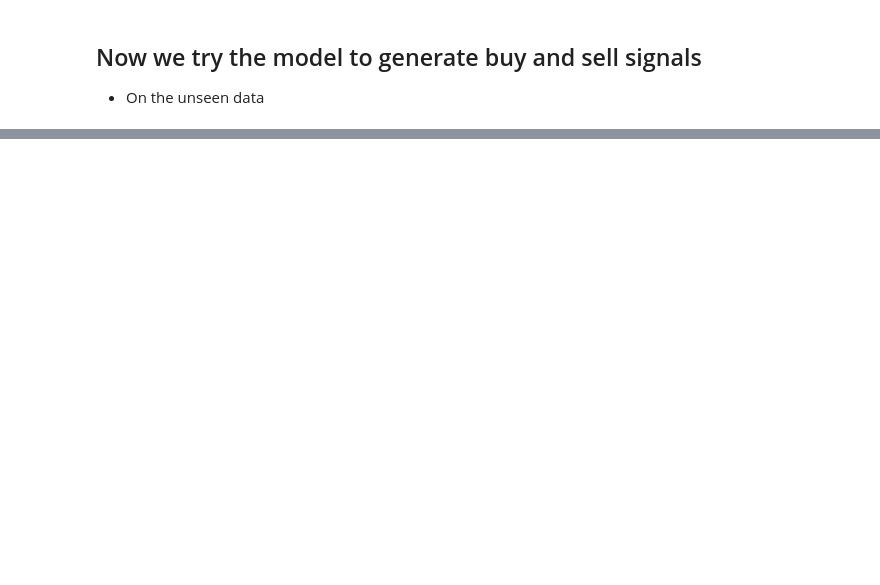
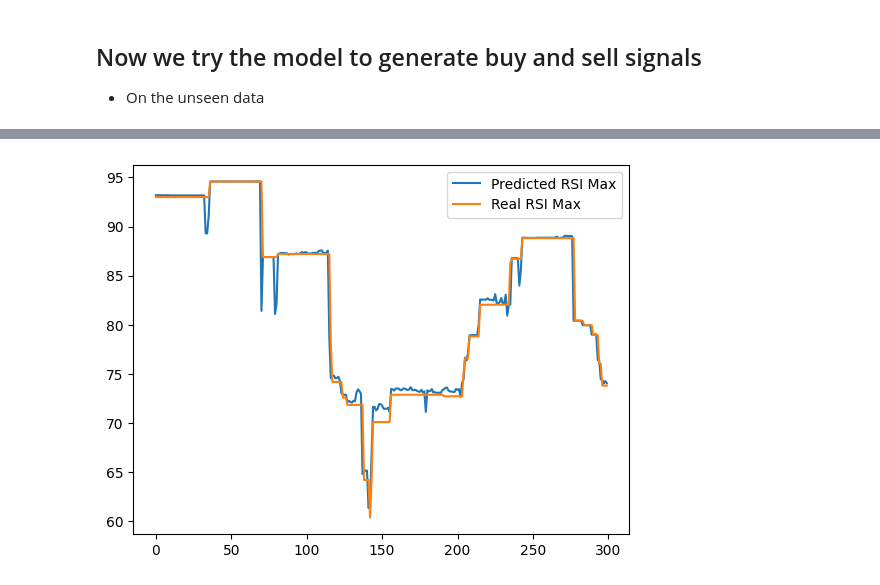
Before and after one commit to ZBaiY/tradebotv3, a Jupyter notebook: notebooks/dynamic_rsi_experiments.ipynb, the cells around one changed output, grey strips where cells are left out. Saved outputs shown, nothing was run; the diff lists cells and outputs as text; code cells hidden in the pictures; blank space fills up the shorter version.

```diff
--- a/notebooks/dynamic_rsi_experiments.ipynb
+++ b/notebooks/dynamic_rsi_experiments.ipynb
@@ -688,3 +780,16 @@ def plot_capital(capital_series):
     plt.grid(True)
     plt.legend()
     plt.show()
+# %%
+rsi_max_pred = model_max.predict(X_max_2)
+rsi_min_pred = model_min.predict(X_min_2)
+rsi_max_real = np.array(indicators_2['rsi_max'])
+rsi_min_real = np.array(indicators_2['rsi_min'])
+plt.plot(rsi_max_pred[0:300], label='Predicted RSI Max')
+# plt.plot(rsi_min_pred, label='Predicted RSI Min')
+plt.plot(rsi_max_real[0:300], label='Real RSI Max')
+# plt.plot(rsi_min_real, label='Real RSI Min')
+plt.legend()
+plt.show()
+# %% [output]
+[figure, added]
```
Also changed, not shown: parts of 12 cells of this notebook.
